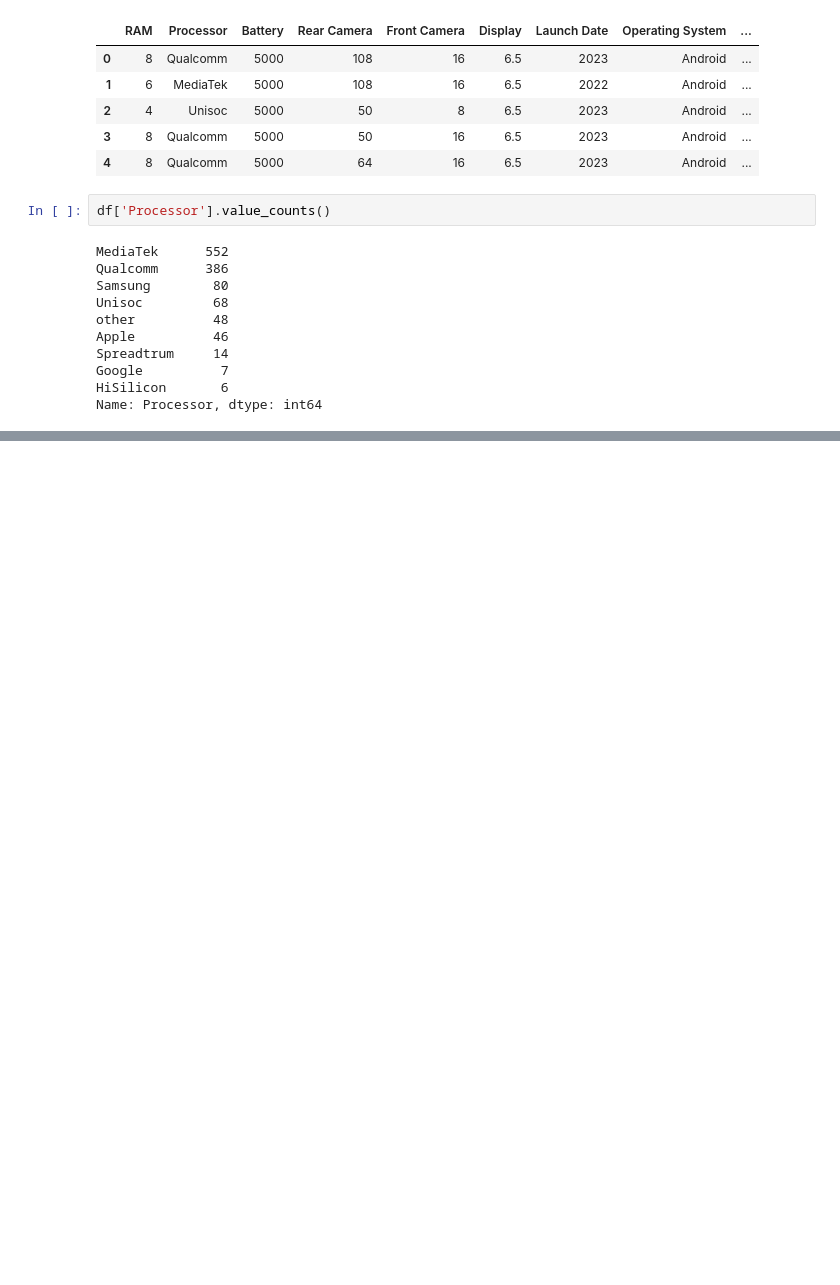
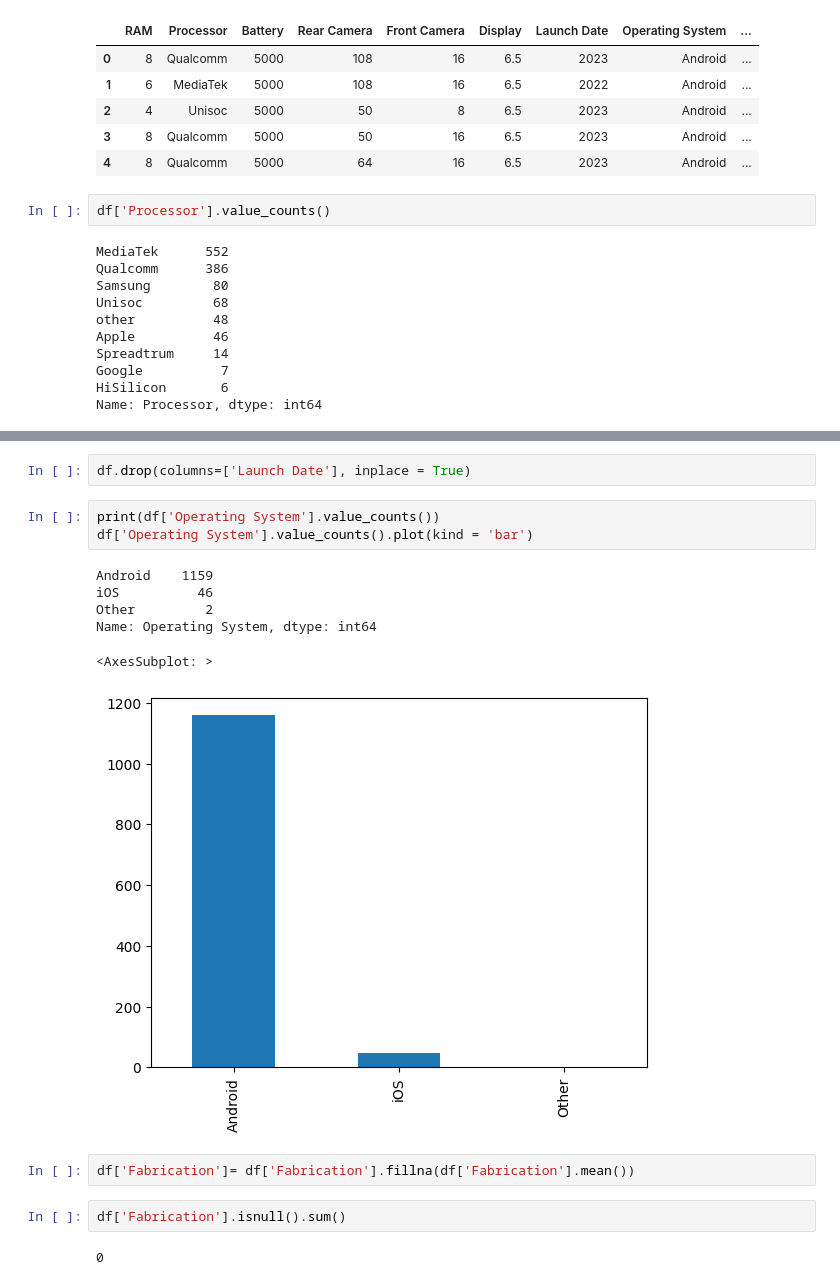
Before and after one commit to Shiv-D-Coder/Gadget-Price-Prediction, a Jupyter notebook: Pages/Mobile_model.ipynb, the cells around one changed output, grey strips where cells are left out. Saved outputs shown, nothing was run; the diff lists cells and outputs as text; blank space fills up the shorter version.

```diff
--- a/Pages/Mobile_model.ipynb
+++ b/Pages/Mobile_model.ipynb
@@ -240,0 +292,18 @@ Name: Processor, dtype: int64
+# %%
+df.drop(columns=['Launch Date'], inplace = True)
+# %%
+print(df['Operating System'].value_counts())
+df['Operating System'].value_counts().plot(kind = 'bar')
+# %% [output]
+Android    1159
+iOS          46
+Other         2
+Name: Operating System, dtype: int64
+<AxesSubplot: >
+[figure, added]
+# %%
+df['Fabrication']= df['Fabrication'].fillna(df['Fabrication'].mean())
+# %%
+df['Fabrication'].isnull().sum()
+# %% [output]
+0
```
Also changed, not shown: parts of 31 cells of this notebook, 3 other files.
